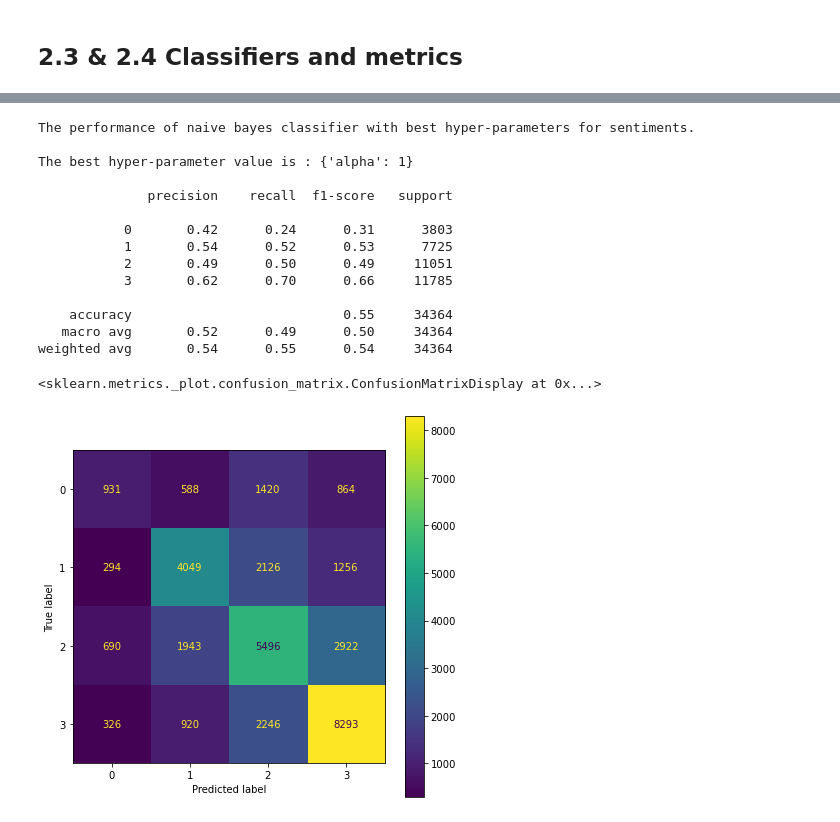
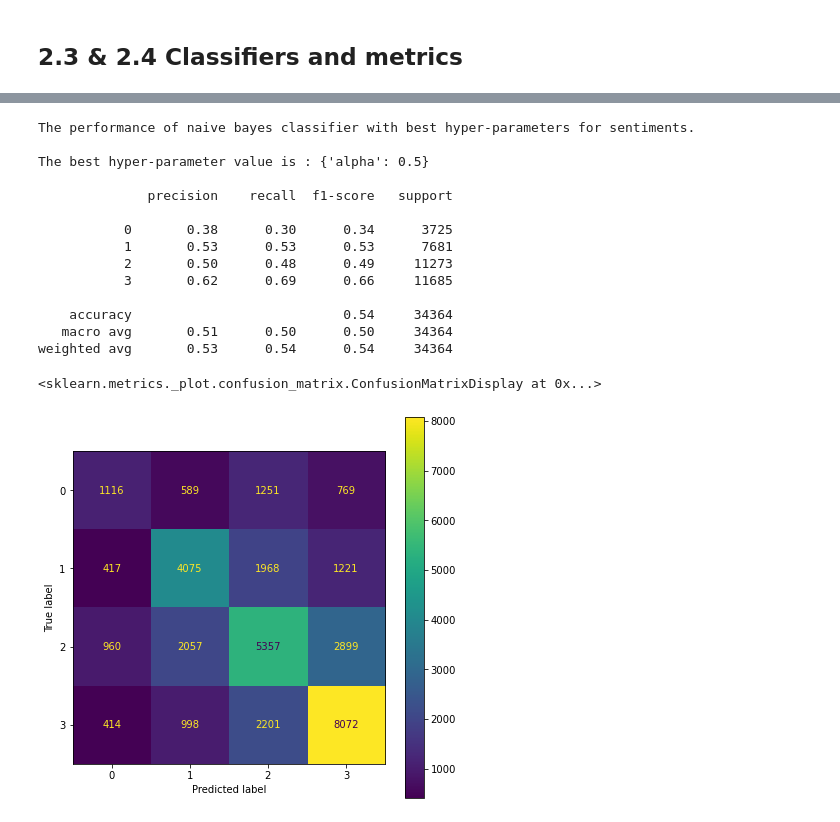
Before and after one commit to KEYURPATEL03/AI_COMP472, a Jupyter notebook: mp1.ipynb, the cells around one changed output, grey strips where cells are left out. Drawn from its saved outputs; the diff is of its cells as text; code cells hidden in the pictures.

```diff
--- a/mp1.ipynb
+++ b/mp1.ipynb
@@ -112,8 +119,9 @@ weighted avg       0.54      0.55      0.54     34364
 # %%
 MNB = MultinomialNB()
 
+#For emotions classification
 parameters = {"alpha":(2, 1, 0.5, 0)}
-gs = GridSearchCV(estimator = MNB, param_grid = parameters, n_jobs = -1, refit = True)
+gs = GridSearchCV(estimator = MNB, param_grid = parameters, n_jobs = -1, refit = True, scoring = "f1_weighted")
 gs.fit(X_train, Yemo_train)
 pred = gs.best_estimator_.predict(X_test)
 
@@ -147,32 +155,33 @@ weighted avg       0.36      0.39      0.35     34364
 # %%
 MNB = MultinomialNB()
 
+#for sentiments classification
 parameters = {"alpha":(2, 1, 0.5, 0)}
-gs = GridSearchCV(estimator = MNB, param_grid = parameters, n_jobs = -1, refit = True)
+gs = GridSearchCV(estimator = MNB, param_grid = parameters, n_jobs = -1, refit = True, scoring = "f1_weighted")
 gs.fit(X_train, Ysenti_train)
 pred = gs.best_estimator_.predict(X_test)
 
 print("The performance of naive bayes classifier with best hyper-parameters for sentiments.\n")
 print(f"The best hyper-parameter value is : {gs.best_params_}\n")
 print(classification_report(Ysenti_test, pred))
 cm = confusion_matrix(Ysenti_test, pred)
 disp = ConfusionMatrixDisplay(cm)
 fig, ax = plt.subplots(figsize=(7, 7)) #suggested from stack-overflow
 disp.plot(ax = ax)
 # %% [output]
 The performance of naive bayes classifier with best hyper-parameters for sentiments.
 
-The best hyper-parameter value is : {'alpha': 1}
+The best hyper-parameter value is : {'alpha': 0.5}
 
               precision    recall  f1-score   support
 
-           0       0.42      0.24      0.31      3803
-           1       0.54      0.52      0.53      7725
-           2       0.49      0.50      0.49     11051
-           3       0.62      0.70      0.66     11785
+           0       0.38      0.30      0.34      3725
+           1       0.53      0.53      0.53      7681
+           2       0.50      0.48      0.49     11273
+           3       0.62      0.69      0.66     11685
 
-    accuracy                           0.55     34364
-   macro avg       0.52      0.49      0.50     34364
-weighted avg       0.54      0.55      0.54     34364
+    accuracy                           0.54     34364
+   macro avg       0.51      0.50      0.50     34364
+weighted avg       0.53      0.54      0.54     34364
 <sklearn.metrics._plot.confusion_matrix.ConfusionMatrixDisplay at 0x...>
-[figure, old version]
+[figure, new version]
```
Also changed, not shown: parts of 20 cells of this notebook.
